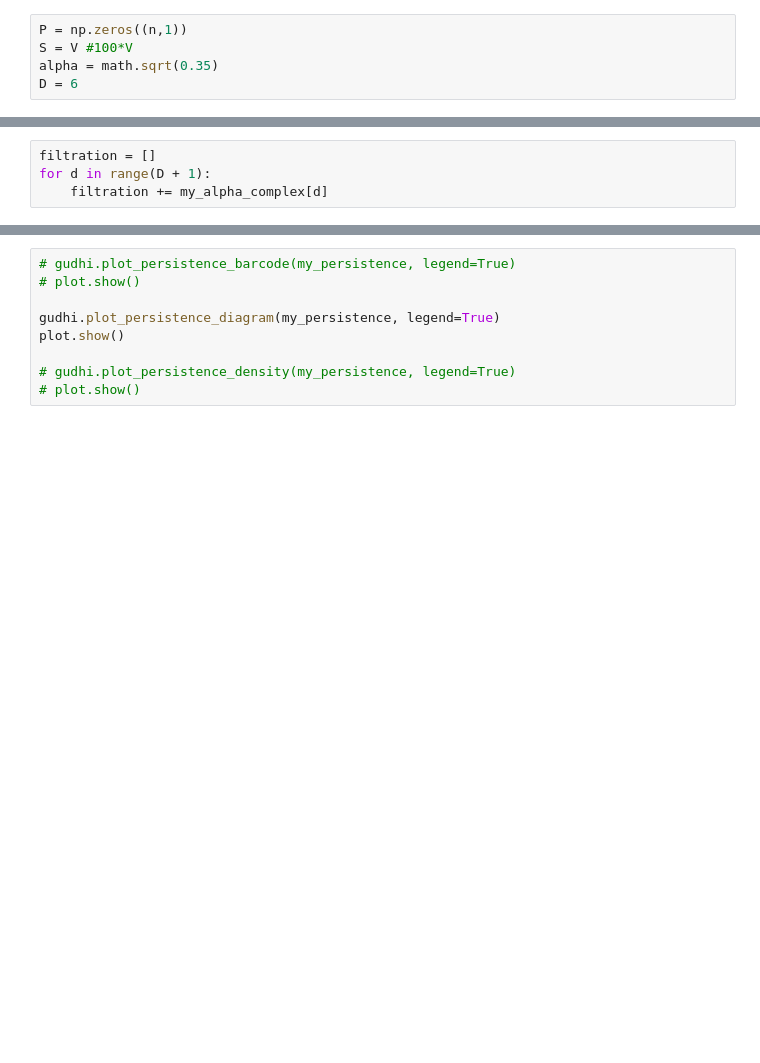
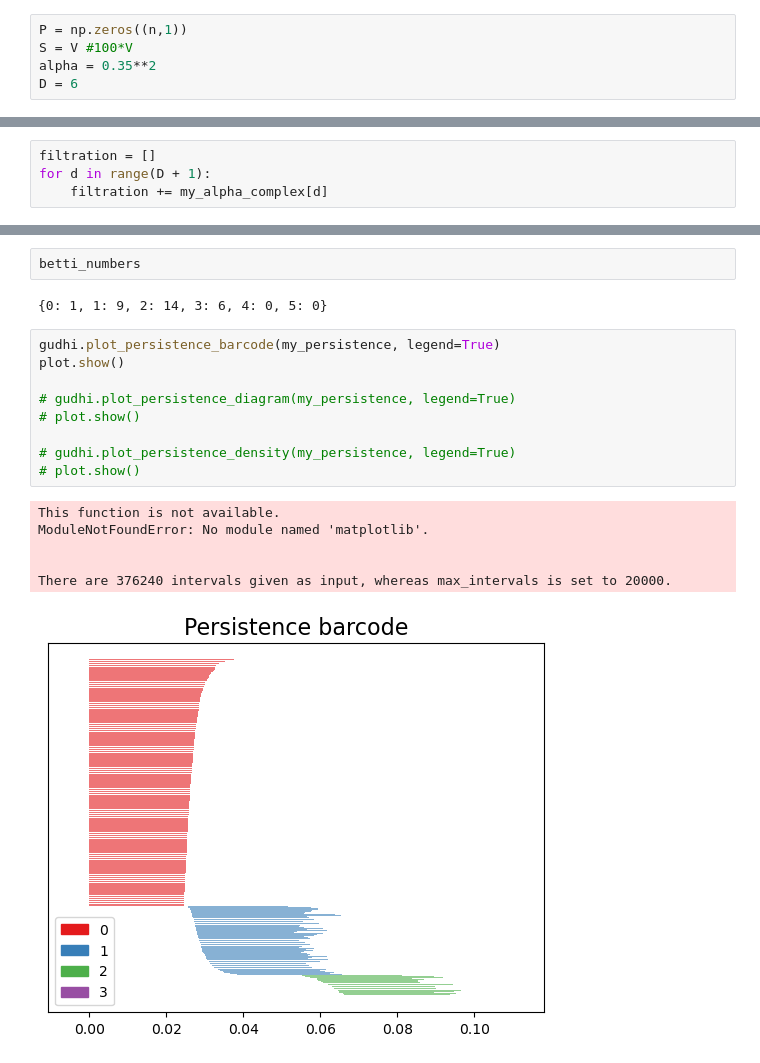
Before and after one commit to gdepaul/DensiTDA, a Jupyter notebook: Configuration Space Example.ipynb, the cells around one changed output, grey strips where cells are left out. Saved outputs shown, nothing was run; the diff lists cells and outputs as text; blank space fills up the shorter version.

Commit message:
Finally the working alpha complex generator

```diff
--- a/Configuration Space Example.ipynb
+++ b/Configuration Space Example.ipynb
@@ -28,5 +30,5 @@ len(V)
 # %%
 P = np.zeros((n,1))
 S = V #100*V
-alpha = math.sqrt(0.35)
+alpha = 0.35**2
 D = 6
@@ -48,9 +95,20 @@ my_persistence = example2.persistence(homology_coeff_field = 2)
+# %%
+betti_numbers
+# %% [output]
+{0: 1, 1: 9, 2: 14, 3: 6, 4: 0, 5: 0}
 # %%
-# gudhi.plot_persistence_barcode(my_persistence, legend=True)
+gudhi.plot_persistence_barcode(my_persistence, legend=True)
+plot.show()
+
+# gudhi.plot_persistence_diagram(my_persistence, legend=True)
 # plot.show()
-
-gudhi.plot_persistence_diagram(my_persistence, legend=True)
-plot.show()
 
 # gudhi.plot_persistence_density(my_persistence, legend=True)
 # plot.show()
+# %% [output]
+This function is not available.
+ModuleNotFoundError: No module named 'matplotlib'.
+
+
+There are 376240 intervals given as input, whereas max_intervals is set to 20000.
+[figure, added]
```
Also changed, not shown: parts of 8 cells of this notebook, 1 other file.
